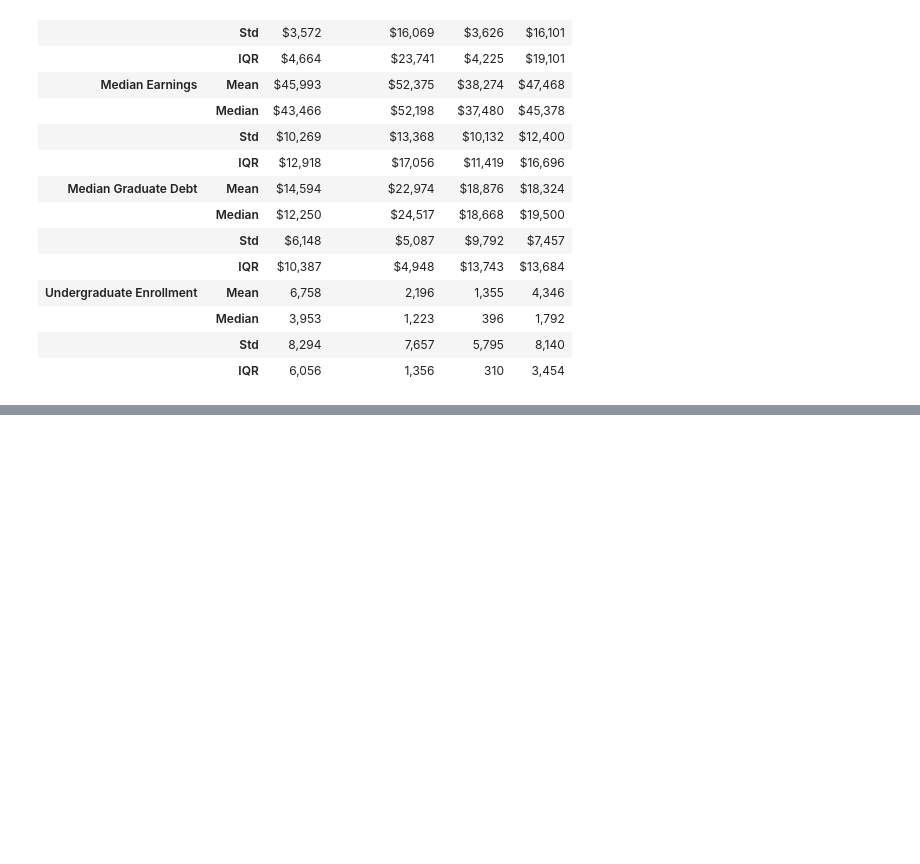
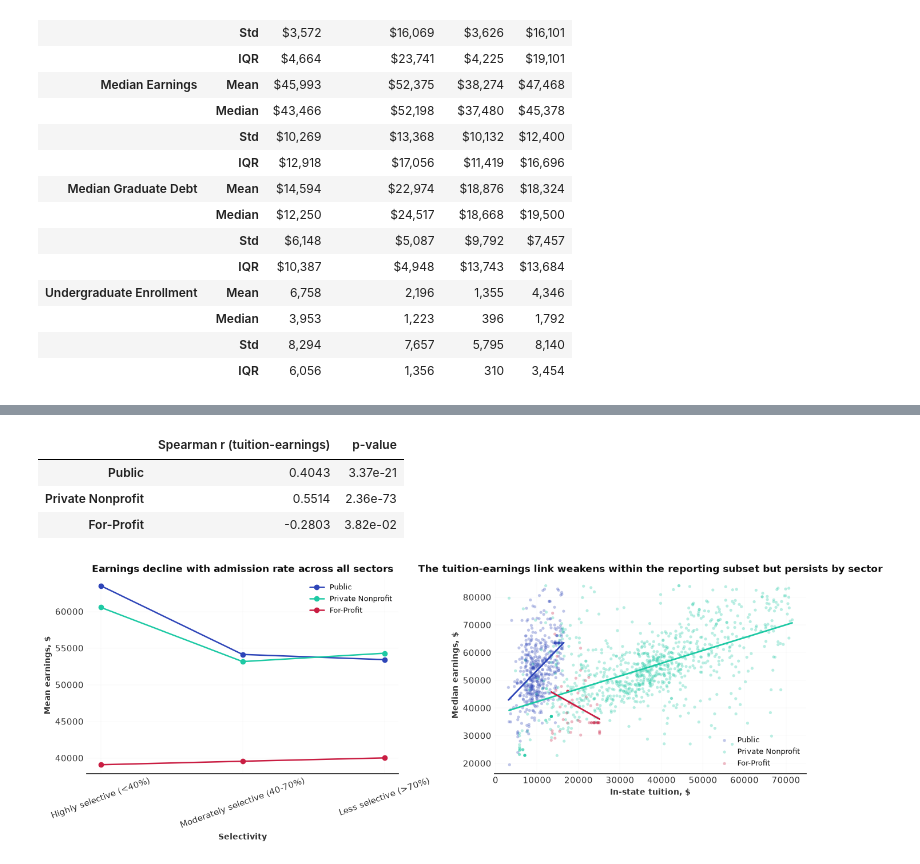
Before and after one commit to sakudiff/Data-102-MC01, a Jupyter notebook: DATA102_Project_Group1.ipynb, the cells around one changed output, grey strips where cells are left out. Drawn from its saved outputs; the diff is of its cells as text; code cells hidden in the pictures; blank space fills up the shorter version.

Commit message:
Data Visualization

```diff
--- a/DATA102_Project_Group1.ipynb
+++ b/DATA102_Project_Group1.ipynb
@@ -47,11 +16,0 @@ The dataset used in this analysis contains 6,273 rows and 24 columns. Each row r
-# %%
-import pandas as pd
-import numpy as np
-import matplotlib.pyplot as plt
-import seaborn as sns
-
-# Set up visual aesthetics
-sns.set_theme(style="whitegrid")
-from scipy import stats
-import statsmodels.api as sm
-from IPython.display import display
@@ -558,0 +504,55 @@ A limitation of this test is that it treats the entire dataset as a single popul
+# %%
+
+# Q5: Admissions Selectivity and Earnings, Stratified by Sector
+df_selective = df_cleaned.dropna(subset=['ADM_RATE']).copy()
+df_selective['Selectivity'] = pd.cut(df_selective['ADM_RATE'],
+    bins=[0, 0.4, 0.7, 1.0], labels=['Highly selective (<40%)', 'Moderately selective (40-70%)', 'Less selective (>70%)'])
+
+q5_stats = df_selective.groupby(['CONTROL_LABEL', 'Selectivity'])['MD_EARN_WNE_P10'].agg(
+    Count='count', Mean='mean', Median='median'
+).round(0)
+display(q5_stats)
+
+q5_corr = {}
+for grp in order:
+    subset = df_selective[df_selective['CONTROL_LABEL'] == grp]
+    if len(subset) > 20:
+        r, p = stats.spearmanr(subset['TUITIONFEE_IN'], subset['MD_EARN_WNE_P10'])
+        q5_corr[grp] = {'Spearman r (tuition-earnings)': round(r, 4), 'p-value': f'{p:.2e}'}
+display(pd.DataFrame(q5_corr).T)
+
+fig, axes = plt.subplots(1, 2, figsize=(14, 5.5))
+selectivity_order = ['Highly selective (<40%)', 'Moderately selective (40-70%)', 'Less selective (>70%)']
+for grp in order:
+    subset = df_selective[df_selective['CONTROL_LABEL'] == grp]
+    if len(subset) > 20:
+        means = subset.groupby('Selectivity', observed=False)['MD_EARN_WNE_P10'].mean()
+        axes[0].plot(selectivity_order, [means.get(s, np.nan) for s in selectivity_order],
+            'o-', color=q1_colors[grp], linewidth=1.8, markersize=6, label=grp)
+axes[0].set_title('Earnings decline with admission rate across all sectors', fontsize=12, fontweight='bold')
+axes[0].set_xlabel('Selectivity')
+axes[0].set_ylabel('Mean earnings, $')
+axes[0].legend(frameon=False, fontsize=9)
+axes[0].spines['top'].set_visible(False)
+axes[0].spines['right'].set_visible(False)
+axes[0].tick_params(axis='x', rotation=20)
+
+scatter_groups = [g for g in order if g in q5_corr]
+for grp in scatter_groups:
+    subset = df_selective[df_selective['CONTROL_LABEL'] == grp]
+    axes[1].scatter(subset['TUITIONFEE_IN'], subset['MD_EARN_WNE_P10'],
+        c=q1_colors[grp], alpha=0.3, s=14, label=grp, edgecolors='none')
+    if len(subset) > 10:
+        m, b = np.polyfit(subset['TUITIONFEE_IN'], subset['MD_EARN_WNE_P10'], 1)
+        x_range = np.linspace(subset['TUITIONFEE_IN'].min(), subset['TUITIONFEE_IN'].max(), 60)
+        axes[1].plot(x_range, m * x_range + b, color=q1_colors[grp], linewidth=2, linestyle='-')
+axes[1].set_title('The tuition-earnings link weakens within the reporting subset but persists by sector', fontsize=12, fontweight='bold')
+axes[1].set_xlabel('In-state tuition, $')
+axes[1].set_ylabel('Median earnings, $')
+axes[1].legend(frameon=False, fontsize=9)
+axes[1].spines['top'].set_visible(False)
+axes[1].spines['right'].set_visible(False)
+
+plt.tight_layout(pad=2)
+plt.show()
+# %% [output]
@@ -558,0 +570,5 @@ A limitation of this test is that it treats the entire dataset as a single popul
+|  | Spearman r (tuition-earnings) | p-value |
+| Public | 0.4043 | 3.37e-21 |
+| Private Nonprofit | 0.5514 | 2.36e-73 |
+| For-Profit | -0.2803 | 3.82e-02 |
+[figure, added]
```
Also changed, not shown: parts of 45 cells of this notebook, 3 other files.
